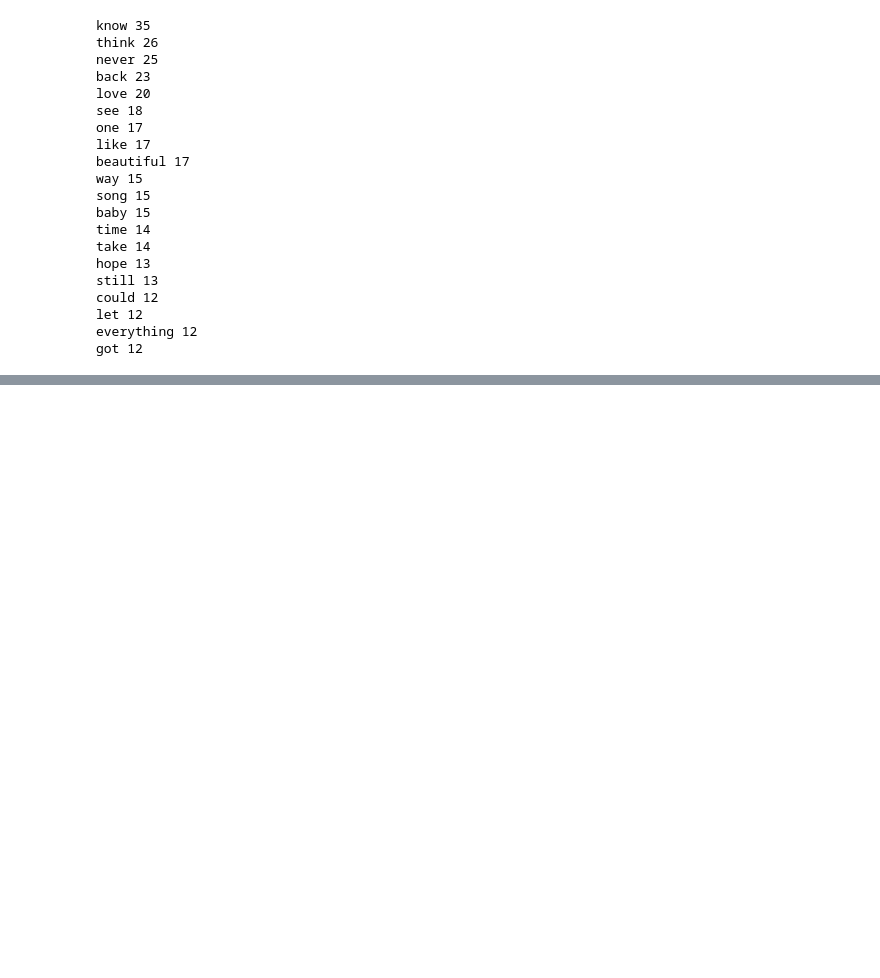
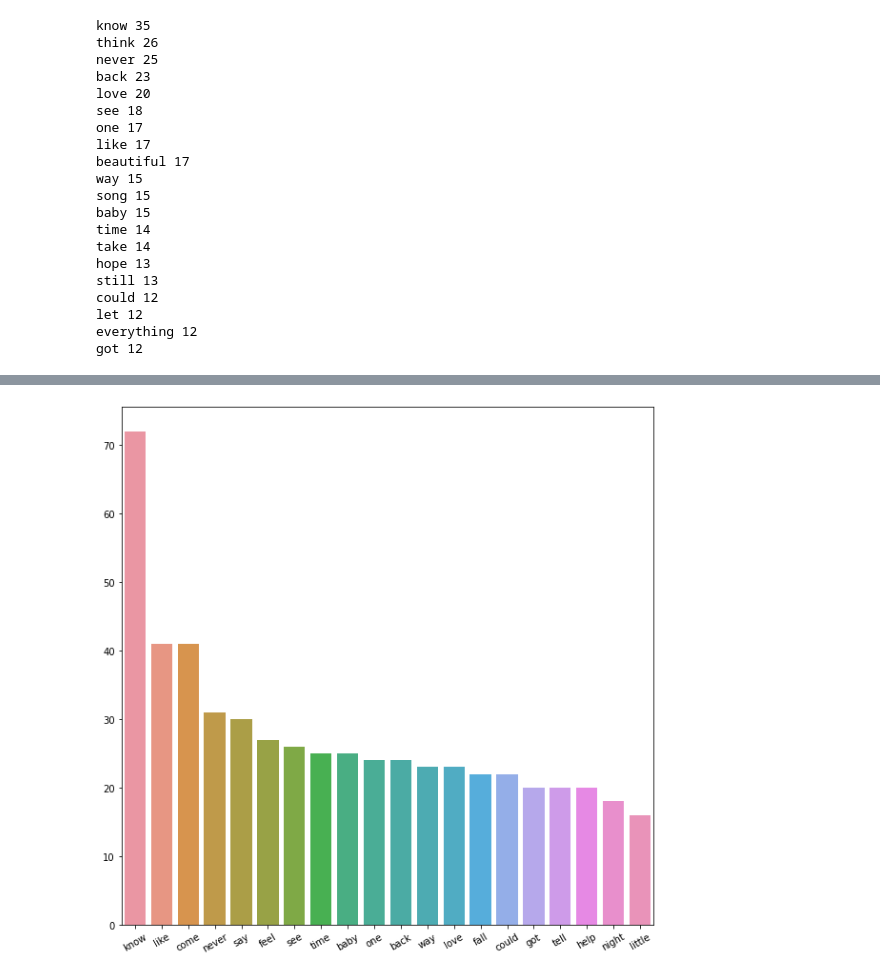
Before and after one commit to juliettecornet/Final-Project-, a Jupyter notebook: FinalProject/Taylor.ipynb, the cells around one changed output, grey strips where cells are left out. Cells and saved outputs as stored; diff of their text form; code cells hidden in the pictures; blank space fills up the shorter version.

```diff
--- a/FinalProject/Taylor.ipynb
+++ b/FinalProject/Taylor.ipynb
@@ -193,0 +215,8 @@ night 18
+# %%
+f_fdist = FreqDist(fNoStopWords).most_common(20)
+f_fdist = pd.Series(dict(f_fdist))
+fig, ax = plt.subplots(figsize=(10,10))
+f_plot = sns.barplot(x=f_fdist.index, y=f_fdist.values, ax=ax)
+plt.xticks(rotation=30);
+# %% [output]
+[figure, added]
```
Also changed, not shown: parts of 35 cells of this notebook, 1 other file.
